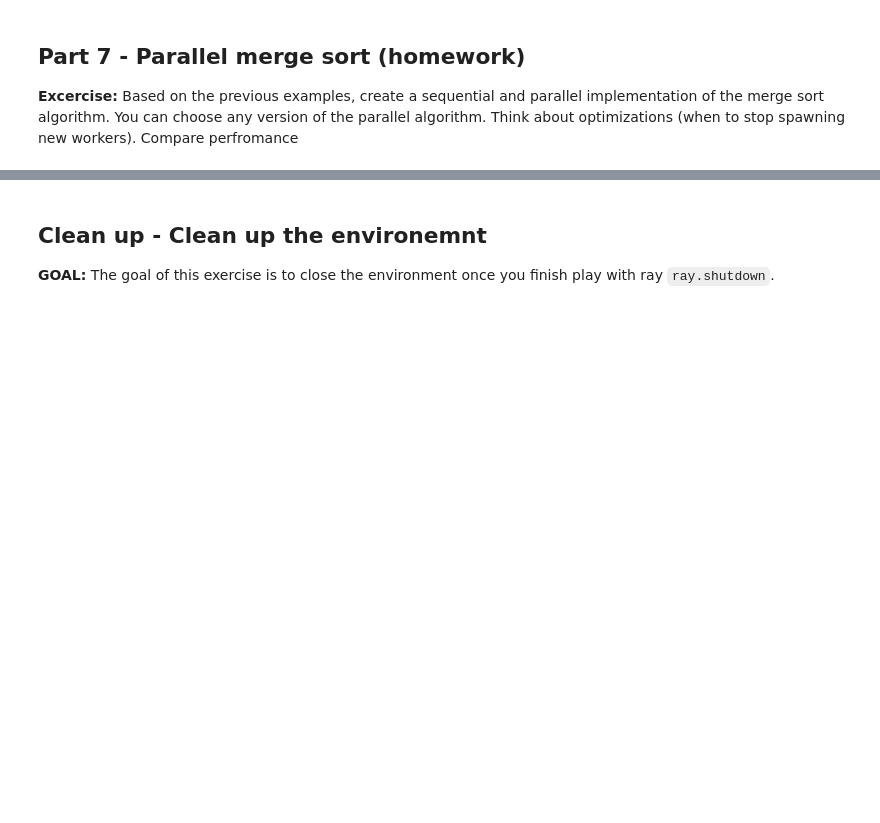
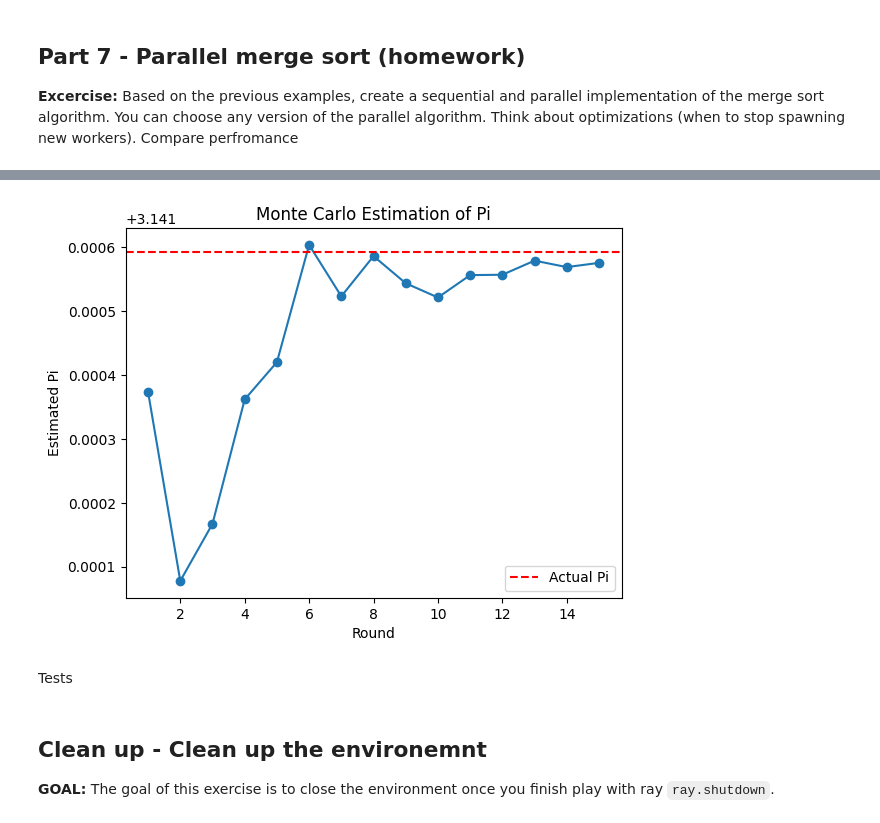
Before and after one commit to Marek55S/distributed-systems, a Jupyter notebook: ray_lab/for-students/notebook/lab-ray.ipynb, the cells around one changed output, grey strips where cells are left out. Saved outputs shown, nothing was run; the diff lists cells and outputs as text; code cells hidden in the pictures; blank space fills up the shorter version.

```diff
--- a/ray_lab/for-students/notebook/lab-ray.ipynb
+++ b/ray_lab/for-students/notebook/lab-ray.ipynb
@@ -1141,0 +1255,23 @@ Current value of π is: 3.141471492704826
+# %%
+import numpy as np
+
+@ray.remote
+def sample_points(num_points, estimator):
+    xs = np.random.uniform(-1, 1, num_points)
+    ys = np.random.uniform(-1, 1, num_points)
+    inside = int(np.sum(xs**2 + ys**2 <= 1))
+    ray.get(estimator.update.remote(inside, num_points))
+    return inside
+# %%
+estimator = PiEstimator.remote()
+num_tasks = 8
+samples_per_task = 1000000
+num_rounds = 15
+estimated_pis = []
+
+for _ in range(num_rounds):
+    refs = [sample_points.remote(samples_per_task, estimator) for _ in range(num_tasks)]
+    ray.get(refs)
+    pi_estimate = ray.get(estimator.get_pi.remote())
+    estimated_pis.append(pi_estimate)
+    print(f"Estimated Pi after round {_+1}: {pi_estimate}")
@@ -1142,3 +1294,17 @@ Current value of π is: 3.141471492704826
+# %%
+import matplotlib.pyplot as plt
+
+plt.plot(range(1, num_rounds + 1), estimated_pis, marker='o')
+plt.axhline(y=np.pi, color='r', linestyle='--', label='Actual Pi')
+plt.xlabel('Round')
+plt.ylabel('Estimated Pi')
+plt.title('Monte Carlo Estimation of Pi')
+plt.legend()
+plt.show()
+# %% [output]
+[figure, added]
+# %% [markdown]
+Tests
 # %% [markdown]
 ## Clean up  - Clean up the environemnt
 
```
Also changed, not shown: parts of 11 cells of this notebook.
